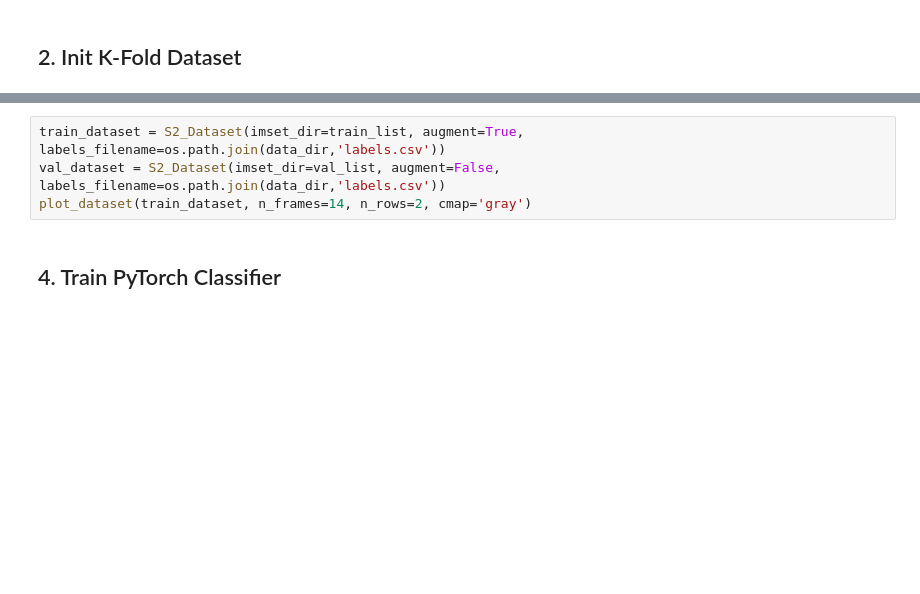
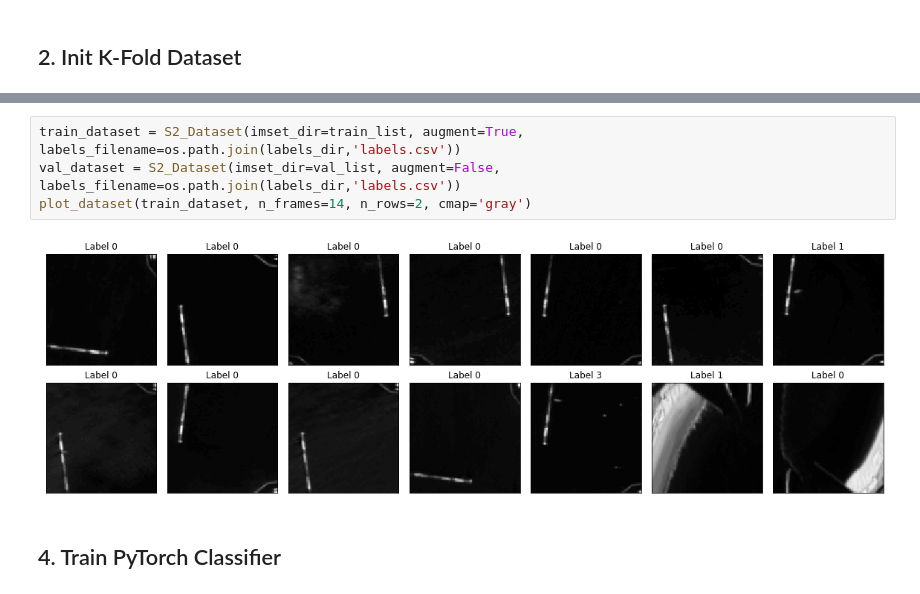
Before and after one commit to MichelDeudon/sentinel2-xcube-boat-detection, a Jupyter notebook: 2-Train.ipynb, the cells around one changed output, grey strips where cells are left out. Saved outputs shown, nothing was run; the diff lists cells and outputs as text; blank space fills up the shorter version.

```diff
--- a/2-Train.ipynb
+++ b/2-Train.ipynb
@@ -42,7 +48,9 @@ fig # mapbox plot train/val coordinates
 # %%
-train_dataset = S2_Dataset(imset_dir=train_list, augment=True, labels_filename=os.path.join(data_dir,'labels.csv'))
-val_dataset = S2_Dataset(imset_dir=val_list, augment=False, labels_filename=os.path.join(data_dir,'labels.csv'))
+train_dataset = S2_Dataset(imset_dir=train_list, augment=True, labels_filename=os.path.join(labels_dir,'labels.csv'))
+val_dataset = S2_Dataset(imset_dir=val_list, augment=False, labels_filename=os.path.join(labels_dir,'labels.csv'))
 plot_dataset(train_dataset, n_frames=14, n_rows=2, cmap='gray')
+# %% [output]
+[figure, added]
 # %% [markdown]
 ## 4. Train PyTorch Classifier
 # %%
```
Also changed, not shown: parts of 9 cells of this notebook, 1 other file.
